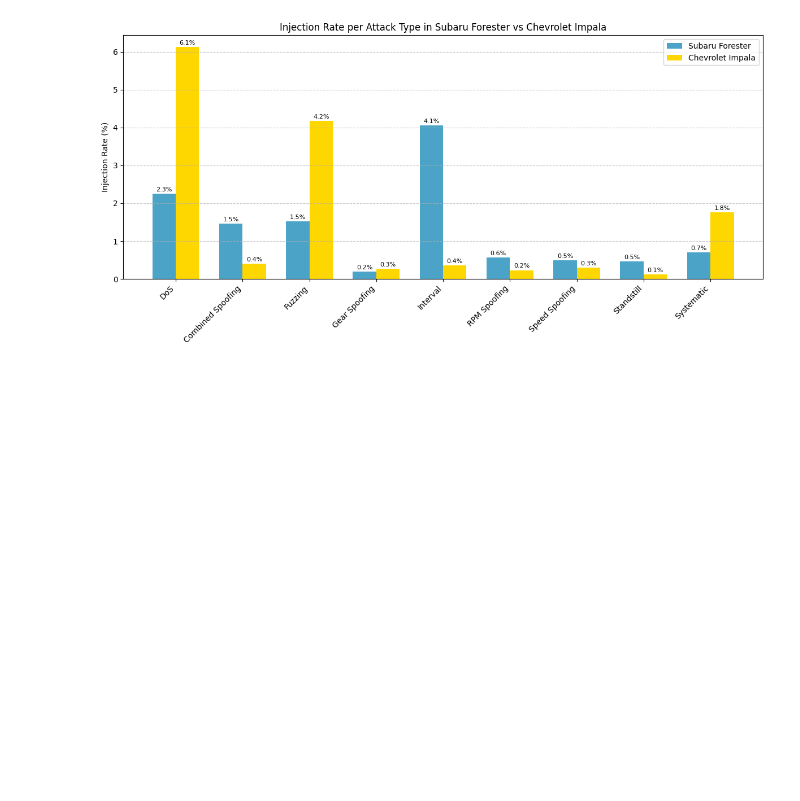
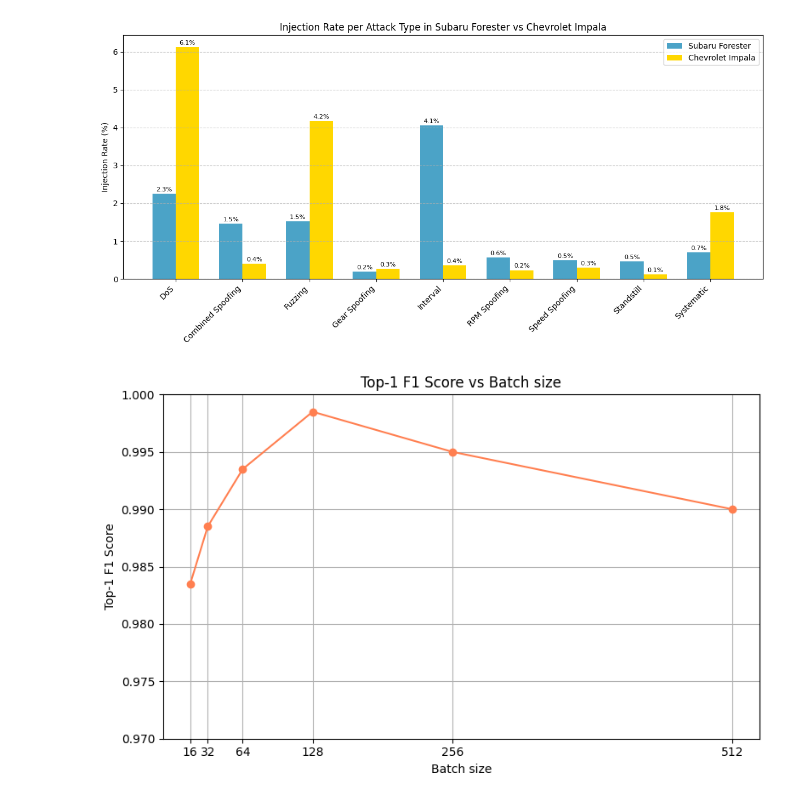
Before and after one commit to hieutt-engr/CAN-Unicon-IDS, a Jupyter notebook: notebooks/visualize.ipynb, the cells around one changed output. Saved outputs shown, nothing was run; the diff lists cells and outputs as text; code cells hidden in the pictures; blank space fills up the shorter version.

```diff
--- a/notebooks/visualize.ipynb
+++ b/notebooks/visualize.ipynb
@@ -575,3 +575,28 @@ plt.tight_layout()
 plt.show()
 # %% [output]
 [figure]
+# %%
+# Import thư viện
+import matplotlib.pyplot as plt
+
+# Dữ liệu F1 theo batch size (đã chỉnh sửa để batch 128 là đỉnh)
+batch_sizes = [16, 32, 64, 128, 256, 512]
+f1_scores = [0.9835, 0.9885, 0.9935, 0.9985, 0.9950, 0.9900]
+
+# Vẽ biểu đồ
+plt.figure(figsize=(8, 5))
+plt.plot(batch_sizes, f1_scores, marker='o', linestyle='-', color='coral')
+
+# Thiết lập biểu đồ
+plt.title('Top-1 F1 Score vs Batch size')
+plt.xlabel('Batch size')
+plt.ylabel('Top-1 F1 Score')
+plt.grid(True)
+plt.ylim([0.97, 1.00])
+plt.xticks(batch_sizes)
+plt.tight_layout()
+
+# Hiển thị
+plt.show()
+# %% [output]
+[figure, added]
```
Also changed, not shown: parts of 4 cells of this notebook, 8 other files.
